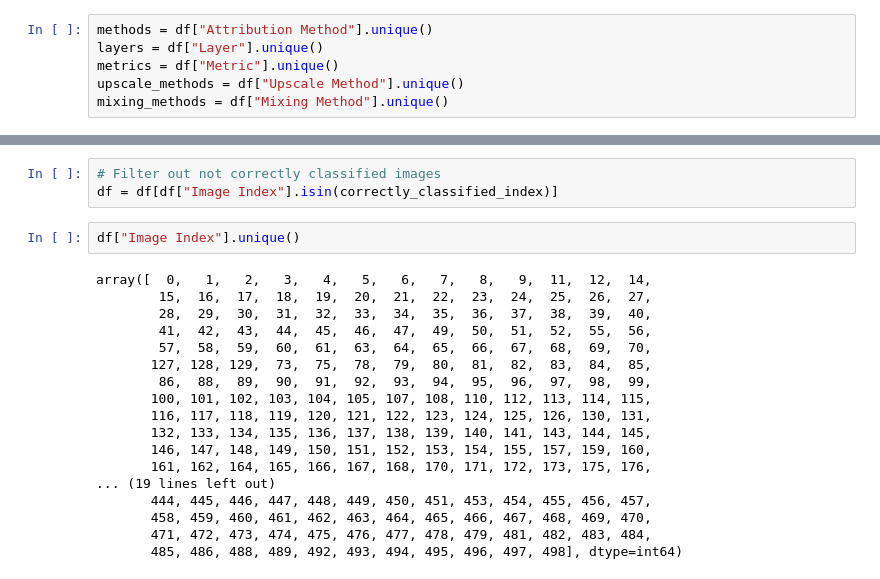
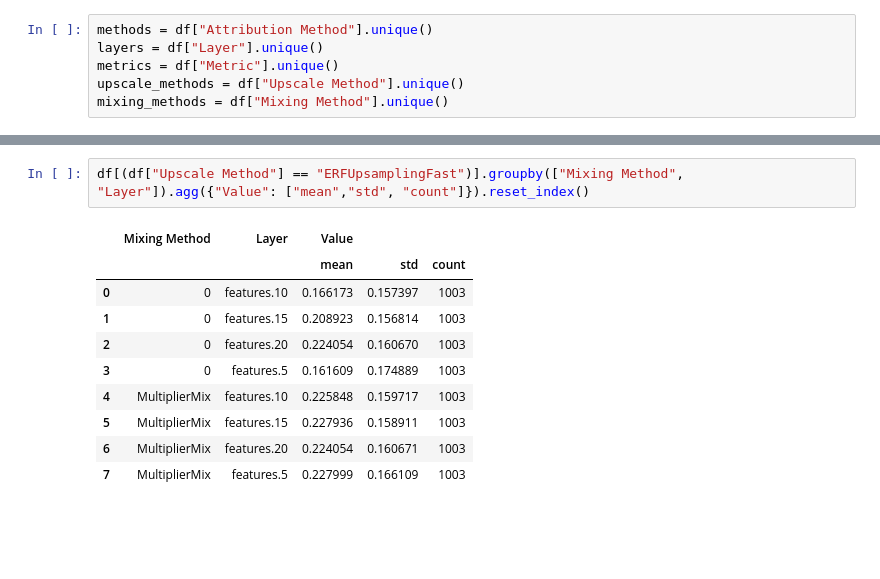
Before and after one commit to liuktc/ML4CV_XAI, a Jupyter notebook: plots/plots3.ipynb, the cells around one changed output, grey strips where cells are left out. Drawn from its saved outputs; the diff is of its cells as text; blank space fills up the shorter version.

```diff
--- a/plots/plots3.ipynb
+++ b/plots/plots3.ipynb
@@ -121,23 +78,13 @@ correctly_classified_index
-# %%
-# Filter out not correctly classified images
-df = df[df["Image Index"].isin(correctly_classified_index)]
-# %%
-df["Image Index"].unique()
-# %% [output]
-array([  0,   1,   2,   3,   4,   5,   6,   7,   8,   9,  11,  12,  14,
-        15,  16,  17,  18,  19,  20,  21,  22,  23,  24,  25,  26,  27,
-        28,  29,  30,  31,  32,  33,  34,  35,  36,  37,  38,  39,  40,
-        41,  42,  43,  44,  45,  46,  47,  49,  50,  51,  52,  55,  56,
-        57,  58,  59,  60,  61,  63,  64,  65,  66,  67,  68,  69,  70,
-       127, 128, 129,  73,  75,  78,  79,  80,  81,  82,  83,  84,  85,
-        86,  88,  89,  90,  91,  92,  93,  94,  95,  96,  97,  98,  99,
-       100, 101, 102, 103, 104, 105, 107, 108, 110, 112, 113, 114, 115,
-       116, 117, 118, 119, 120, 121, 122, 123, 124, 125, 126, 130, 131,
-       132, 133, 134, 135, 136, 137, 138, 139, 140, 141, 143, 144, 145,
-       146, 147, 148, 149, 150, 151, 152, 153, 154, 155, 157, 159, 160,
-       161, 162, 164, 165, 166, 167, 168, 170, 171, 172, 173, 175, 176,
-... (19 lines left out)
-       444, 445, 446, 447, 448, 449, 450, 451, 453, 454, 455, 456, 457,
-       458, 459, 460, 461, 462, 463, 464, 465, 466, 467, 468, 469, 470,
-       471, 472, 473, 474, 475, 476, 477, 478, 479, 481, 482, 483, 484,
-       485, 486, 488, 489, 492, 493, 494, 495, 496, 497, 498], dtype=int64)
+# %%
+df[(df["Upscale Method"] == "ERFUpsamplingFast")].groupby(["Mixing Method", "Layer"]).agg({"Value": ["mean","std", "count"]}).reset_index()
+# %% [output]
+|  | Mixing Method | Layer | Value |  |  |
+|  |  |  | mean | std | count |
+| 0 | 0 | features.10 | 0.166173 | 0.157397 | 1003 |
+| 1 | 0 | features.15 | 0.208923 | 0.156814 | 1003 |
+| 2 | 0 | features.20 | 0.224054 | 0.160670 | 1003 |
+| 3 | 0 | features.5 | 0.161609 | 0.174889 | 1003 |
+| 4 | MultiplierMix | features.10 | 0.225848 | 0.159717 | 1003 |
+| 5 | MultiplierMix | features.15 | 0.227936 | 0.158911 | 1003 |
+| 6 | MultiplierMix | features.20 | 0.224054 | 0.160671 | 1003 |
+| 7 | MultiplierMix | features.5 | 0.227999 | 0.166109 | 1003 |
```
Also changed, not shown: parts of 12 cells of this notebook, 13 other files.
